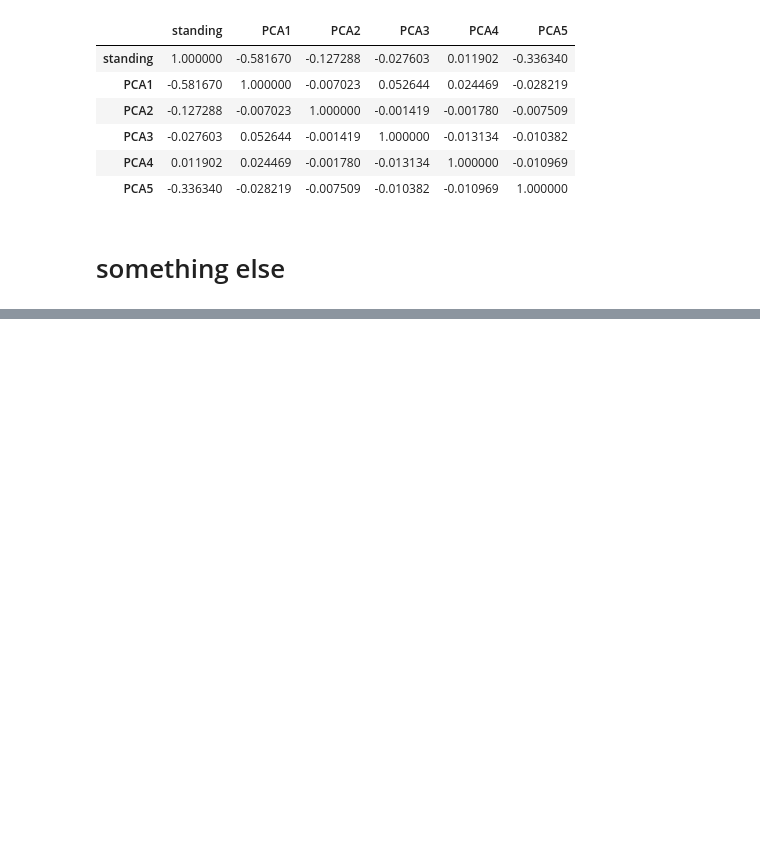
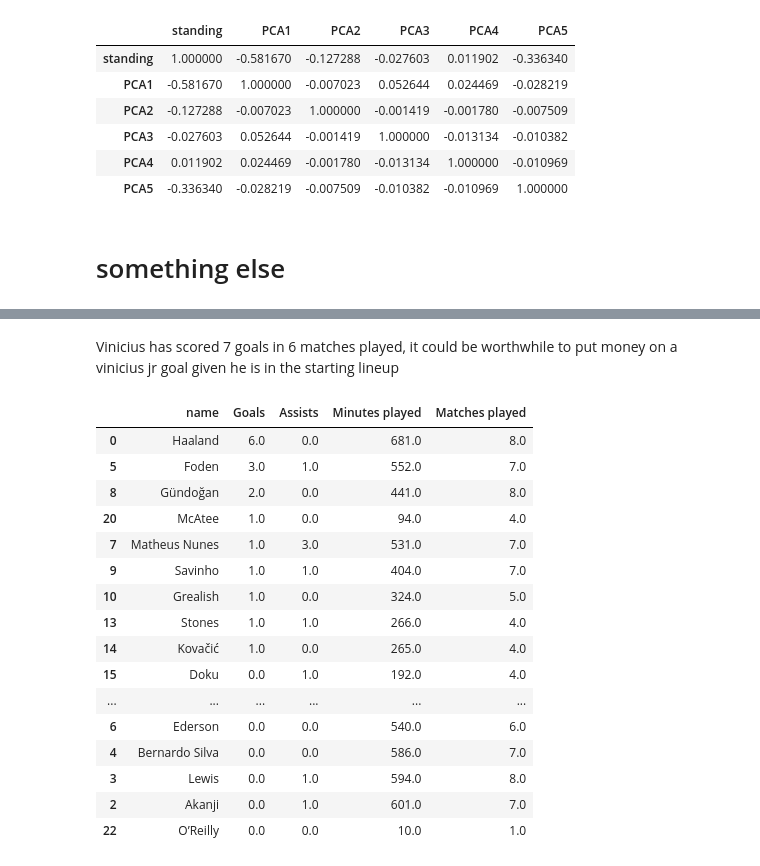
Before and after one commit to NikolaosTM/UCL2025, a Jupyter notebook: LeaguePhase/workbook.ipynb, the cells around one changed output, grey strips where cells are left out. Saved outputs shown, nothing was run; the diff lists cells and outputs as text; code cells hidden in the pictures; blank space fills up the shorter version.

```diff
--- a/LeaguePhase/workbook.ipynb
+++ b/LeaguePhase/workbook.ipynb
@@ -465,0 +491,22 @@ pca_corr
+# %% [markdown]
+Vinicius has scored 7 goals in 6 matches played, it could be worthwhile to put money on a vinicius jr goal given he is in the starting lineup
+# %%
+man_city[['name','Goals','Assists','Minutes played', 'Matches played']].dropna().sort_values('Goals',ascending=False)
+# %% [output]
+|  | name | Goals | Assists | Minutes played | Matches played |
+| 0 | Haaland | 6.0 | 0.0 | 681.0 | 8.0 |
+| 5 | Foden | 3.0 | 1.0 | 552.0 | 7.0 |
+| 8 | Gündoğan | 2.0 | 0.0 | 441.0 | 8.0 |
+| 20 | McAtee | 1.0 | 0.0 | 94.0 | 4.0 |
+| 7 | Matheus Nunes | 1.0 | 3.0 | 531.0 | 7.0 |
+| 9 | Savinho | 1.0 | 1.0 | 404.0 | 7.0 |
+| 10 | Grealish | 1.0 | 0.0 | 324.0 | 5.0 |
+| 13 | Stones | 1.0 | 1.0 | 266.0 | 4.0 |
+| 14 | Kovačić | 1.0 | 0.0 | 265.0 | 4.0 |
+| 15 | Doku | 0.0 | 1.0 | 192.0 | 4.0 |
+| ... | ... | ... | ... | ... | ... |
+| 6 | Ederson | 0.0 | 0.0 | 540.0 | 6.0 |
+| 4 | Bernardo Silva | 0.0 | 0.0 | 586.0 | 7.0 |
+| 3 | Lewis | 0.0 | 1.0 | 594.0 | 8.0 |
+| 2 | Akanji | 0.0 | 1.0 | 601.0 | 7.0 |
+| 22 | O’Reilly | 0.0 | 0.0 | 10.0 | 1.0 |
```
Also changed, not shown: parts of 15 cells of this notebook, 15 other files.
